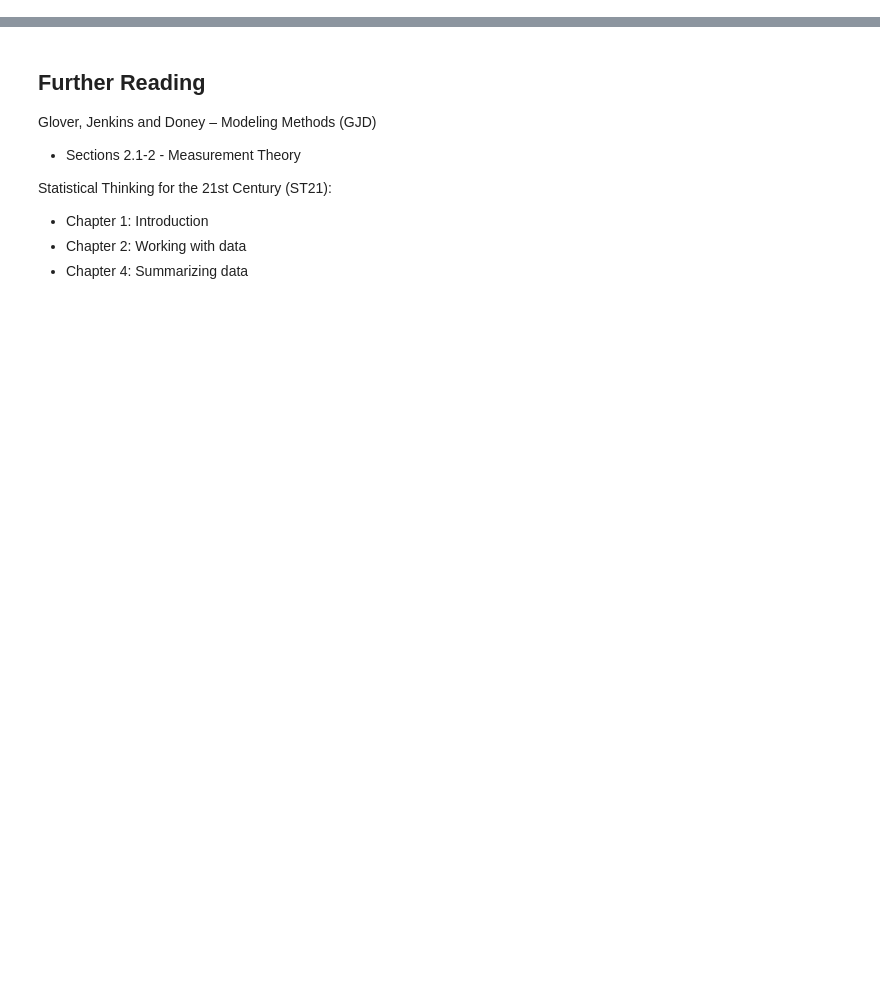
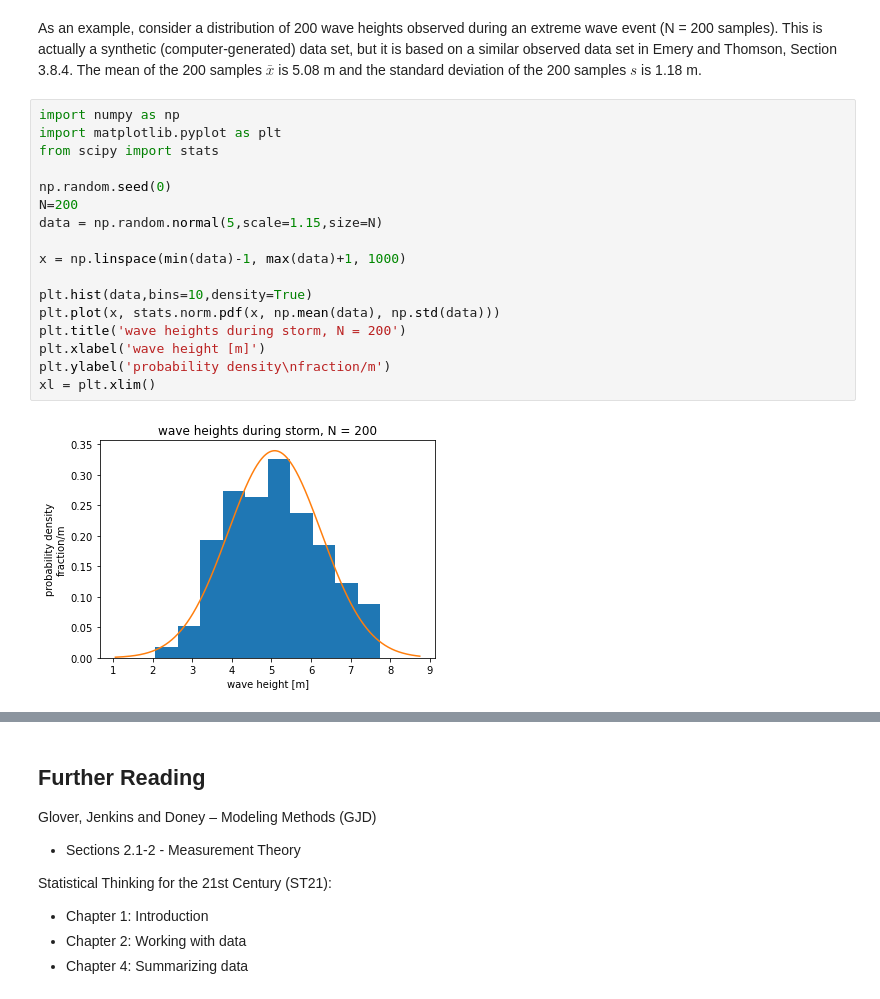
Before and after one commit to tompc35/data_marine_science, a Jupyter notebook: 2-01-introduction.ipynb, the cells around one changed output, grey strips where cells are left out. Cells and saved outputs as stored; diff of their text form; blank space fills up the shorter version.

Commit message:
edited stats intro

```diff
--- a/2-01-introduction.ipynb
+++ b/2-01-introduction.ipynb
@@ -127,0 +68,21 @@ The standard error from 1 set of samples, gives an estimate of standard deviatio
+# %% [markdown]
+As an example, consider a distribution of 200 wave heights observed during an extreme wave event (N = 200 samples). This is actually a synthetic (computer-generated) data set, but it is based on a similar observed data set in Emery and Thomson, Section 3.8.4. The mean of the 200 samples $\bar{x}$ is 5.08 m and the standard deviation of the 200 samples $s$ is 1.18 m.
+# %%
+import numpy as np
+import matplotlib.pyplot as plt
+from scipy import stats
+
+np.random.seed(0)
+N=200
+data = np.random.normal(5,scale=1.15,size=N)
+
+x = np.linspace(min(data)-1, max(data)+1, 1000)
+
+plt.hist(data,bins=10,density=True)
+plt.plot(x, stats.norm.pdf(x, np.mean(data), np.std(data)))
+plt.title('wave heights during storm, N = 200')
+plt.xlabel('wave height [m]')
+plt.ylabel('probability density\nfraction/m')
+xl = plt.xlim()
+# %% [output]
+[figure, added]
```
Also changed, not shown: parts of 6 cells of this notebook, 17 other files.
